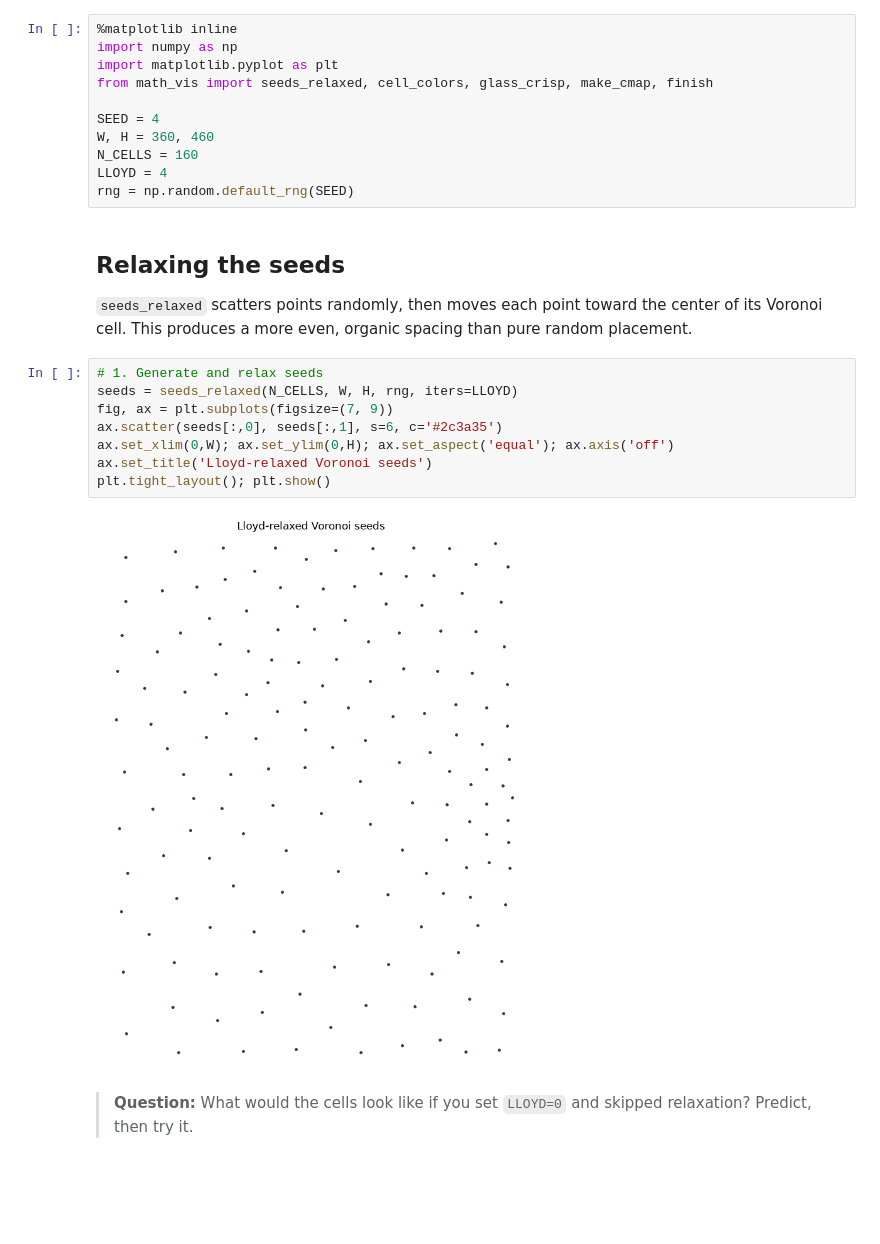
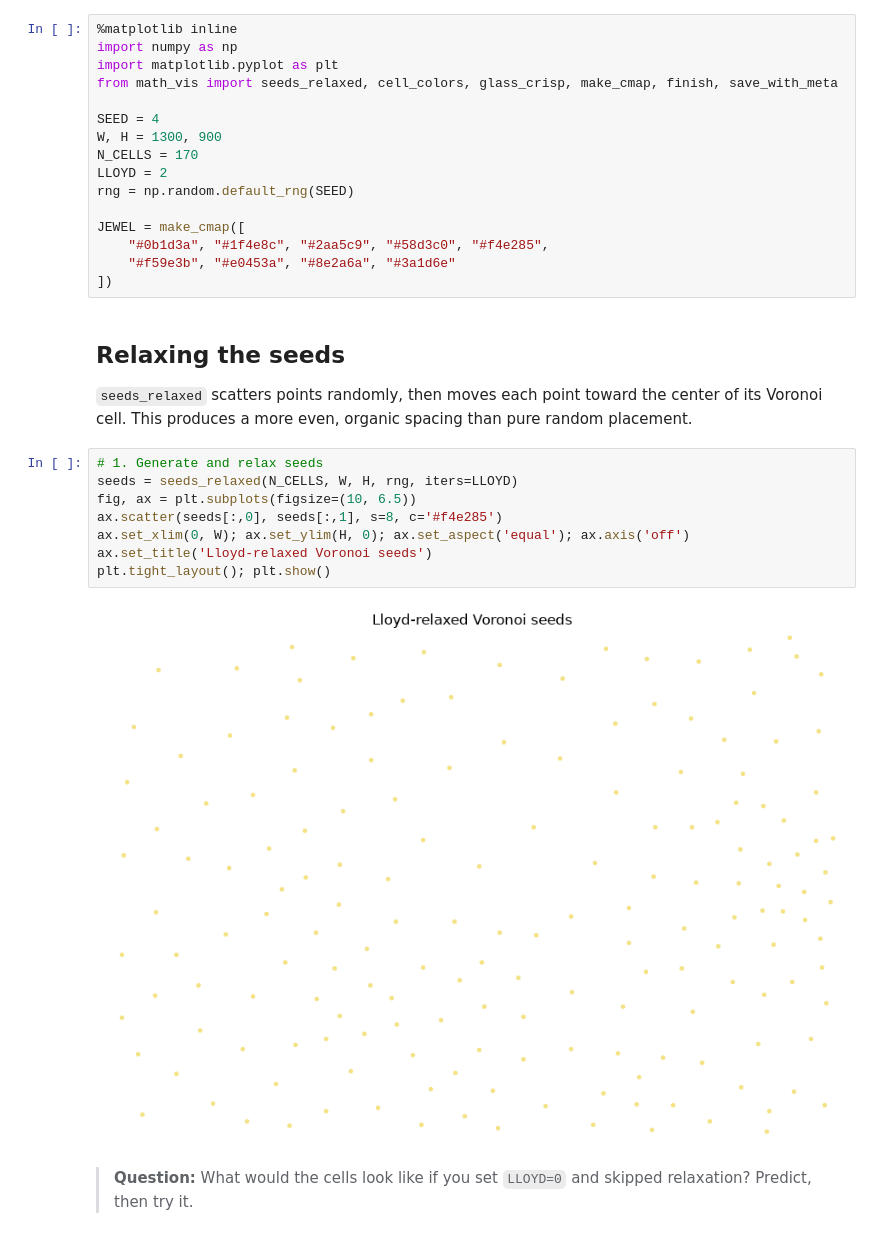
Before and after one commit to imanmossavat/math_vis, a Jupyter notebook: notebooks/demo_stained_glass_crisp.ipynb, the cells around one changed output. Drawn from its saved outputs; the diff is of its cells as text; blank space fills up the shorter version.

```diff
--- a/notebooks/demo_stained_glass_crisp.ipynb
+++ b/notebooks/demo_stained_glass_crisp.ipynb
@@ -12,13 +12,18 @@ This image is made from Voronoi cells. Points are first relaxed for even spacing
 %matplotlib inline
 import numpy as np
 import matplotlib.pyplot as plt
-from math_vis import seeds_relaxed, cell_colors, glass_crisp, make_cmap, finish
+from math_vis import seeds_relaxed, cell_colors, glass_crisp, make_cmap, finish, save_with_meta
 
 SEED = 4
-W, H = 360, 460
-N_CELLS = 160
-LLOYD = 4
+W, H = 1300, 900
+N_CELLS = 170
+LLOYD = 2
 rng = np.random.default_rng(SEED)
+
+JEWEL = make_cmap([
+    "#0b1d3a", "#1f4e8c", "#2aa5c9", "#58d3c0", "#f4e285",
+    "#f59e3b", "#e0453a", "#8e2a6a", "#3a1d6e"
+])
 # %% [markdown]
 ## Relaxing the seeds
 
@@ -26,13 +31,13 @@ rng = np.random.default_rng(SEED)
 # %%
 # 1. Generate and relax seeds
 seeds = seeds_relaxed(N_CELLS, W, H, rng, iters=LLOYD)
-fig, ax = plt.subplots(figsize=(7, 9))
-ax.scatter(seeds[:,0], seeds[:,1], s=6, c='#2c3a35')
-ax.set_xlim(0,W); ax.set_ylim(0,H); ax.set_aspect('equal'); ax.axis('off')
+fig, ax = plt.subplots(figsize=(10, 6.5))
+ax.scatter(seeds[:,0], seeds[:,1], s=8, c='#f4e285')
+ax.set_xlim(0, W); ax.set_ylim(H, 0); ax.set_aspect('equal'); ax.axis('off')
 ax.set_title('Lloyd-relaxed Voronoi seeds')
 plt.tight_layout(); plt.show()
 # %% [output]
-[figure, old version]
+[figure, new version]
 # %% [markdown]
 > **Question:** What would the cells look like if you set `LLOYD=0` and skipped relaxation? Predict, then try it.
 # %% [markdown]
```
Also changed, not shown: parts of 3 cells of this notebook.
